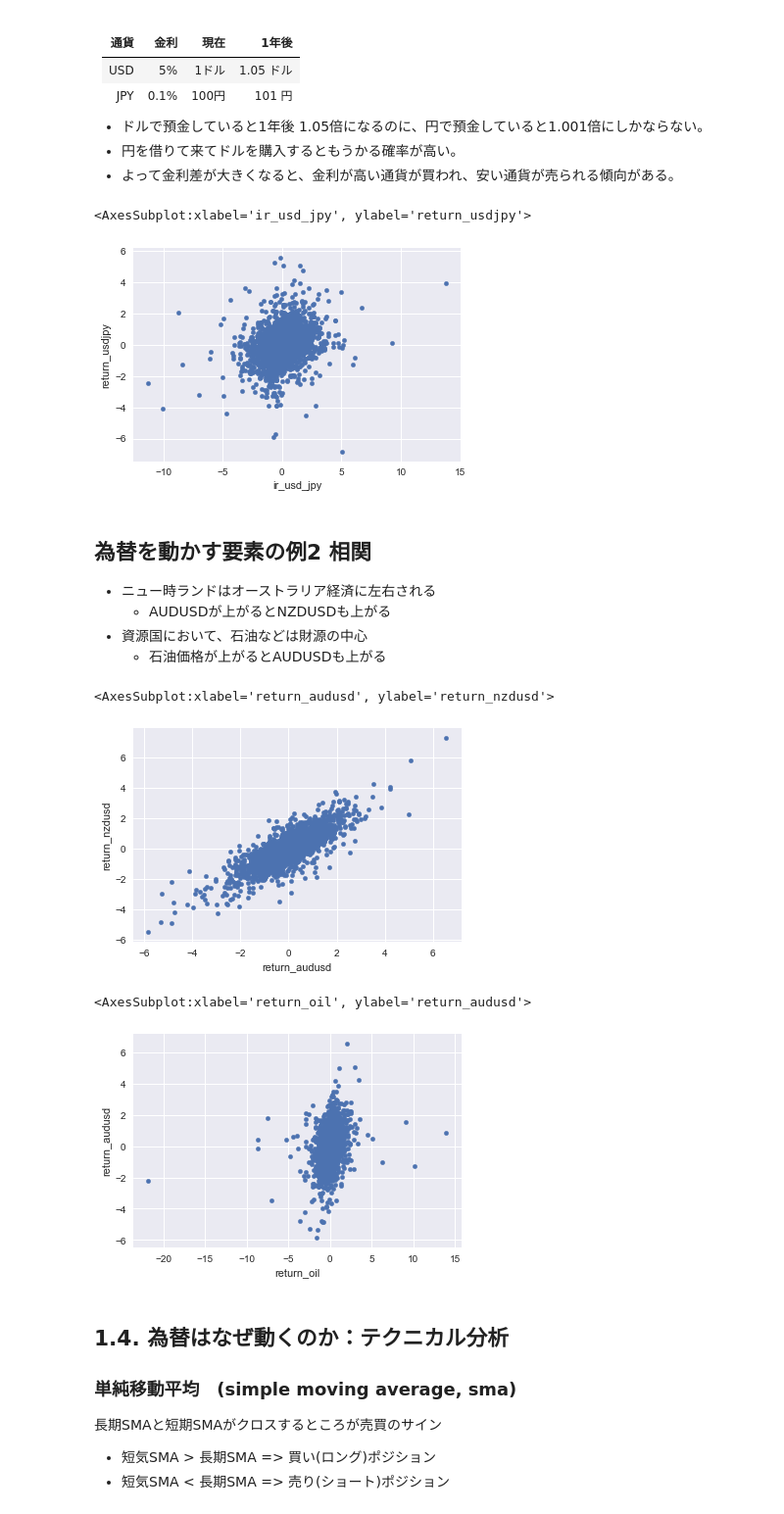
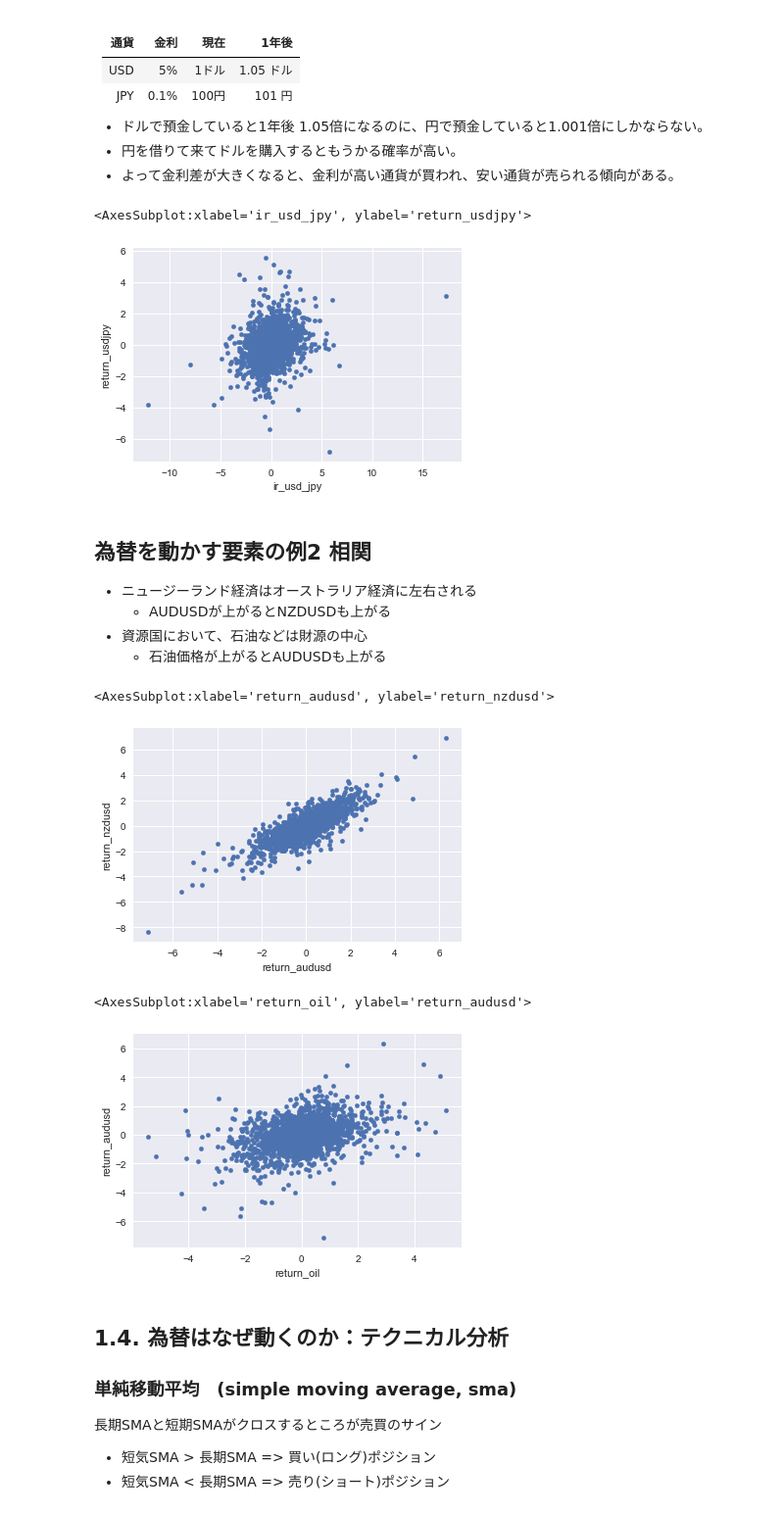
Before and after one commit to morimoto0606/fx_prediction, a Jupyter notebook: fxprediction.ipynb, the cells around one changed output. Shown at 98% size. Cells and saved outputs as stored; diff of their text form; code cells hidden in the pictures.

```diff
--- a/fxprediction.ipynb
+++ b/fxprediction.ipynb
@@ -70,4 +69,5 @@
 # %%
+# Prepare all Economic data
 import pandas as pd
 from pylab import mpl, plt
 import pandas_datareader.data as web
@@ -75,7 +75,8 @@ plt.style.use('seaborn')
 %matplotlib inline
 
 start='2009/1/1'
-end = '2021/6/20'
+end = '2021/06/20'
+
 df = pd.DataFrame({
     'fx_usdjpy': web.DataReader('DEXJPUS', 'fred', start, end)['DEXJPUS'],
     'fx_eurusd': web.DataReader('DEXUSEU', 'fred', start, end)['DEXUSEU'],
@@ -179,29 +184,29 @@ df_std.head()
 - よって金利差が大きくなると、金利が高い通貨が買われ、安い通貨が売られる傾向がある。
 # %%
 #correlation 金利差、USDJPY
-df_std['ir_usd_jpy'] =df_std['return_ir_usd'] - df_std['return_ir_jpy']
-df_std.plot.scatter(x='ir_usd_jpy', y='return_usdjpy')
+df_train_std['ir_usd_jpy'] =df_train_std['return_ir_usd'] - df_train_std['return_ir_jpy']
+df_train_std.plot.scatter(x='ir_usd_jpy', y='return_usdjpy')
 # %% [output]
 <AxesSubplot:xlabel='ir_usd_jpy', ylabel='return_usdjpy'>
-[figure, old version]
+[figure, new version]
 # %% [markdown]
 ## 為替を動かす要素の例2 相関
-- ニュー時ランドはオーストラリア経済に左右される
+- ニュージーランド経済はオーストラリア経済に左右される
     - AUDUSDが上がるとNZDUSDも上がる
 - 資源国において、石油などは財源の中心
     - 石油価格が上がるとAUDUSDも上がる
 # %%
 # correlation AUD & NZD
-df_std.plot.scatter(x='return_audusd', y='return_nzdusd')
+df_train_std.plot.scatter(x='return_audusd', y='return_nzdusd')
 # %% [output]
 <AxesSubplot:xlabel='return_audusd', ylabel='return_nzdusd'>
-[figure, old version]
+[figure, new version]
 # %%
 # correlation AUD & OIL
-df_std.plot.scatter(x='return_oil', y='return_audusd')
+df_train_std.plot.scatter(x='return_oil', y='return_audusd')
 # %% [output]
 <AxesSubplot:xlabel='return_oil', ylabel='return_audusd'>
-[figure, old version]
+[figure, new version]
 # %% [markdown]
 ## 1.4. 為替はなぜ動くのか：テクニカル分析
 ### 単純移動平均　(simple moving average, sma)
```
Also changed, not shown: parts of 48 cells of this notebook, 2 other files.
